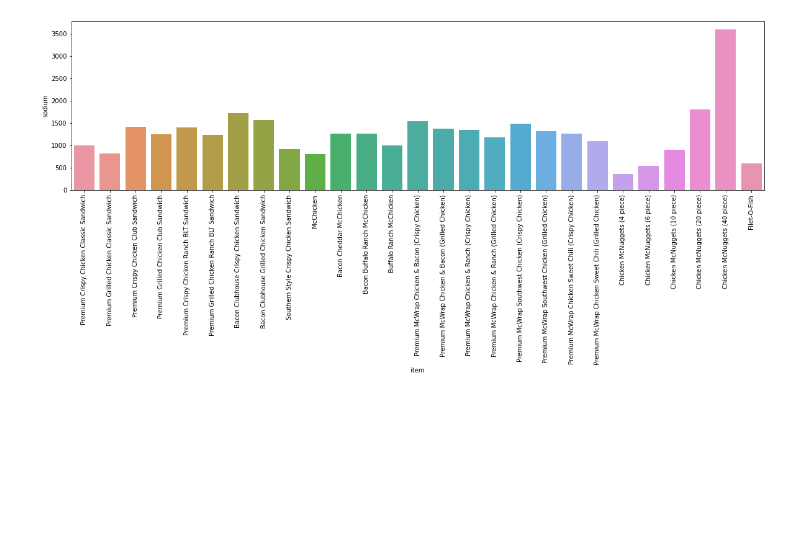
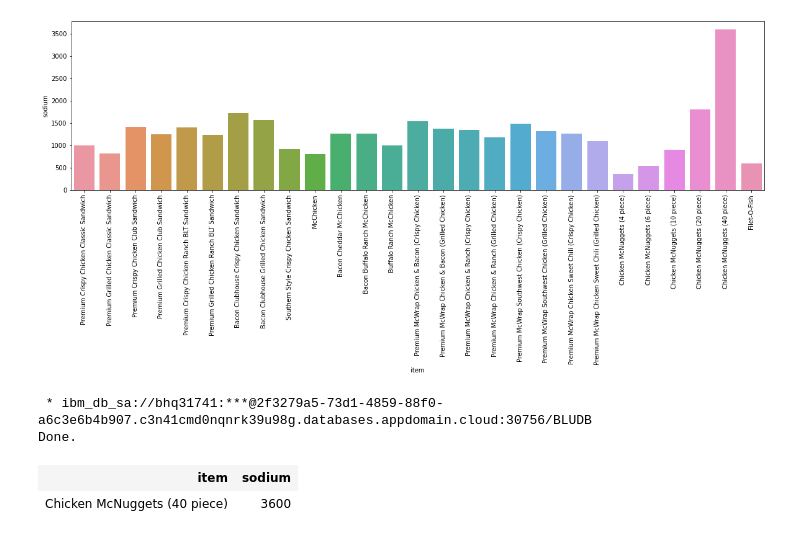
Before and after one commit to Farhad-Davaripour/Data_Exploratory_Analysis, a Jupyter notebook: Data_Exploratory_Analysis_Using_Python_and_SQL.ipynb, the cells around one changed output. Drawn from its saved outputs; the diff is of its cells as text; code cells hidden in the pictures; blank space fills up the shorter version.

```diff
--- a/Data_Exploratory_Analysis_Using_Python_and_SQL.ipynb
+++ b/Data_Exploratory_Analysis_Using_Python_and_SQL.ipynb
@@ -84,3 +72,12 @@ plt.show()
 # the plot below shows that the chichen MCNuggets (40 pieces) in the category of Chickehn & Fish has the highest content of sodium
 # %% [output]
 [figure]
+# %%
+# an alternative approach to find the item with the highest content of sodium is using SQL as presented below
+df_sql_na = %sql select item, sodium from mcMenu where sodium in (select max(sodium) from mcMenu)
+df_sql_na
+# %% [output]
+ * ibm_db_sa://bhq31741:***@2f3279a5-73d1-4859-88f0-a6c3e6b4b907.c3n41cmd0nqnrk39u98g.databases.appdomain.cloud:30756/BLUDB
+Done.
+| item | sodium |
+| Chicken McNuggets (40 piece) | 3600 |
```
Also changed, not shown: parts of 10 cells of this notebook.
